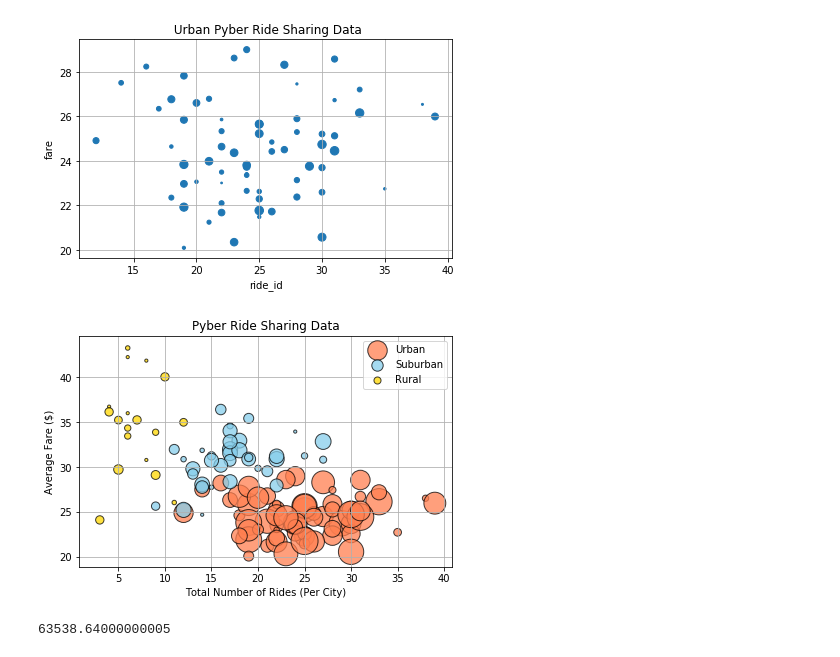
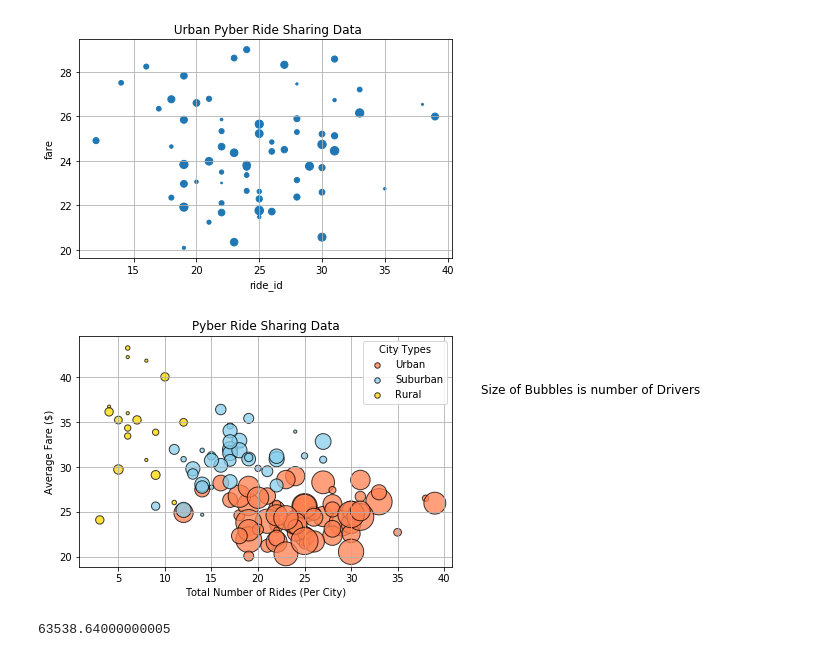
Before and after one commit to dalboalvaro/Pyber-Homework, a Jupyter notebook: pyber_starter Homework.ipynb, the cells around one changed output. Saved outputs shown, nothing was run; the diff lists cells and outputs as text; code cells hidden in the pictures.

```diff
--- a/pyber_starter Homework.ipynb
+++ b/pyber_starter Homework.ipynb
@@ -119,22 +119,24 @@ plt.show()
 # %%
 # Incorporate the other graph properties
 ax = urban_df.plot.scatter(x="ride_id", y="fare", s=urban_df["driver_count"]*10, color='Coral', alpha=0.75, edgecolors="black", label='Urban');
 suburban_df.plot.scatter(x="ride_id", y="fare", s=suburban_df["driver_count"]*10,color='Skyblue', alpha=0.75, edgecolors="black", label='Suburban', ax=ax);
 rural_df.plot.scatter(x="ride_id", y="fare", s=rural_df["driver_count"]*10,color='gold', alpha=0.75, label='Rural',
                       edgecolors="black", grid=True, ax=ax)
 plt.tight_layout()
 # Create a legend
 plt.title("Pyber Ride Sharing Data")
 plt.xlabel("Total Number of Rides (Per City)")
 plt.ylabel("Average Fare ($)")
-#plt.legend(loc="upper right", sizes=[10])
+# Plot legend
+lgnd = plt.legend(loc="upper right", scatterpoints=1, title="City Types", fontsize=10)
+lgnd.legendHandles[0]._sizes = [30]
+lgnd.legendHandles[1]._sizes = [30]
+lgnd.legendHandles[2]._sizes = [30]
+trans = ax.get_xaxis_transform() # x in data untis, y in axes fraction
+ann = ax.annotate('Size of Bubbles is number of Drivers', xy=(44, 0.75 ), xycoords=trans, fontsize=12)
 plt.show()
-
-# Incorporate a text label regarding circle size
-
-# Save Figure
 # %% [output]
-[figure, old version]
+[figure, new version]
 # %%
 # Show plot
 plt.show()
```
